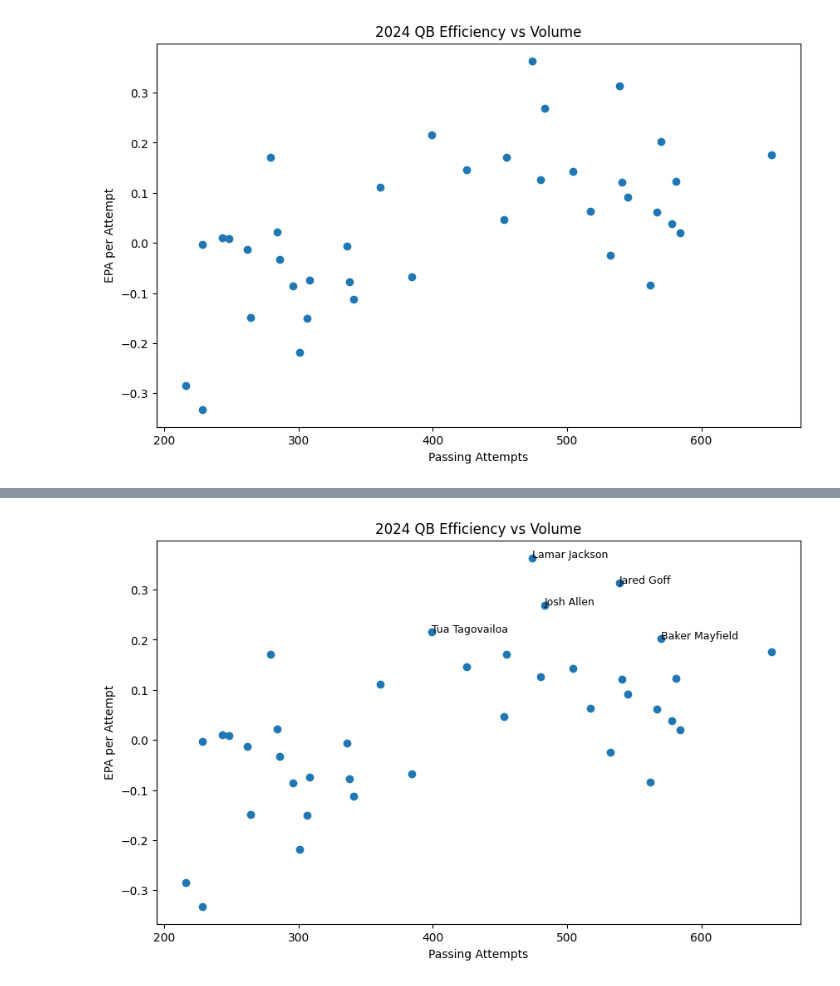
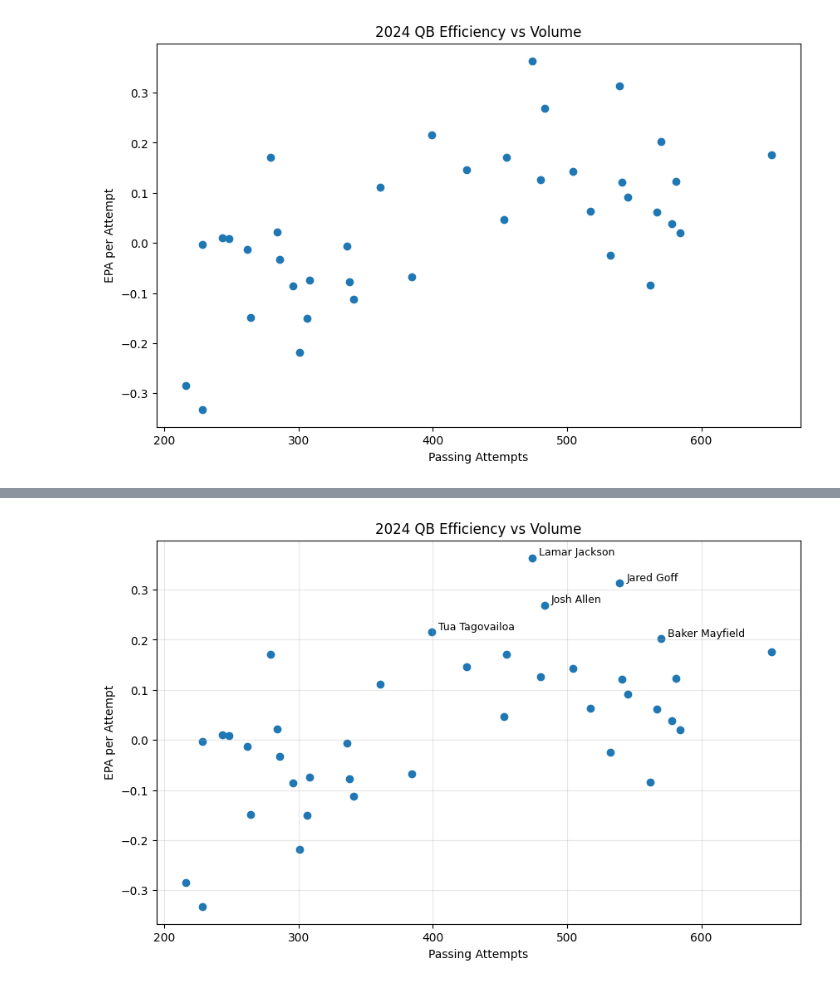
Before and after one commit to PassGameData/qb-efficiency-2024, a Jupyter notebook: notebooks/qb_efficiency_analysis.ipynb, the cells around one changed output, grey strips where cells are left out. Cells and saved outputs as stored; diff of their text form; code cells hidden in the pictures.

Commit message:
Added README.md, grid to plot, and spacing to rows

```diff
--- a/notebooks/qb_efficiency_analysis.ipynb
+++ b/notebooks/qb_efficiency_analysis.ipynb
@@ -107,23 +115,22 @@ plt.show()
 # %%
-import matplotlib.pyplot as plt
-
 plt.figure(figsize=(10,6))
 plt.scatter(qb_filtered["attempts"], qb_filtered["EPA_per_Att"])
 
 top5 = qb_filtered.sort_values("EPA_per_Att", ascending=False).head(5)
 
 for _, row in top5.iterrows():
     plt.text(
-        row["attempts"],
-        row["EPA_per_Att"],
+        row["attempts"] + 5,
+        row["EPA_per_Att"] + 0.005,
         row["player_display_name"],
         fontsize=9
     )
 
 plt.xlabel("Passing Attempts")
 plt.ylabel("EPA per Attempt")
 plt.title("2024 QB Efficiency vs Volume")
+plt.grid(True, alpha=0.3)
 
 plt.show()
 # %% [output]
-[figure, old version]
+[figure, new version]
```
Also changed, not shown: parts of 1 cell of this notebook, 1 other file.
